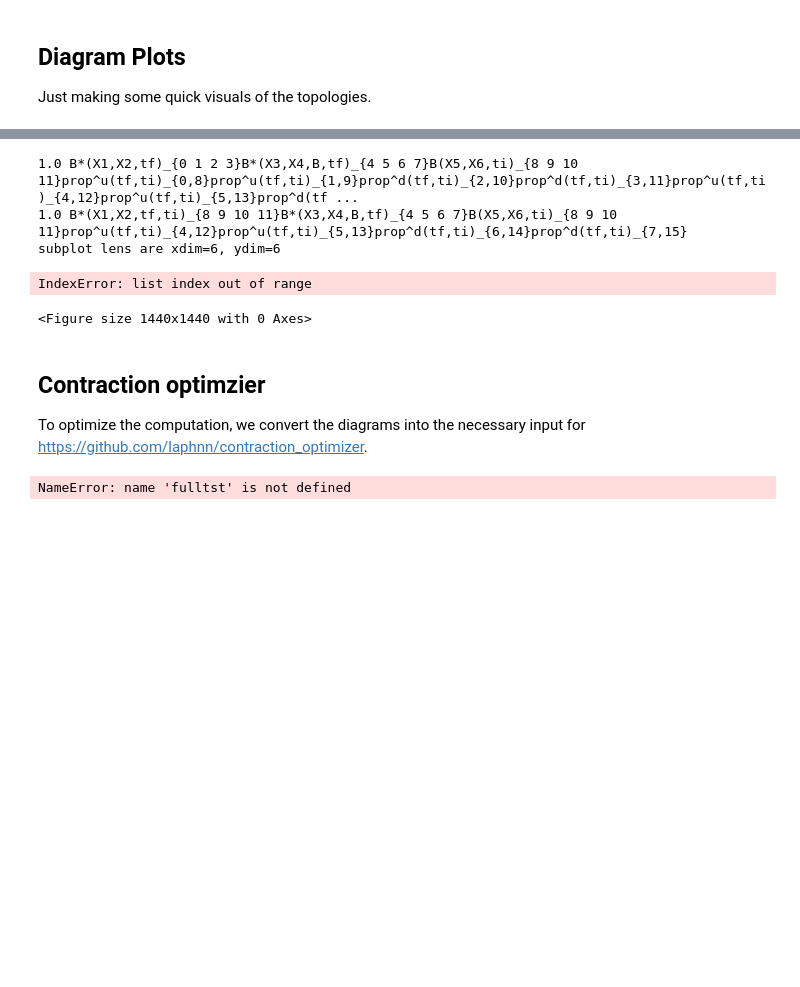
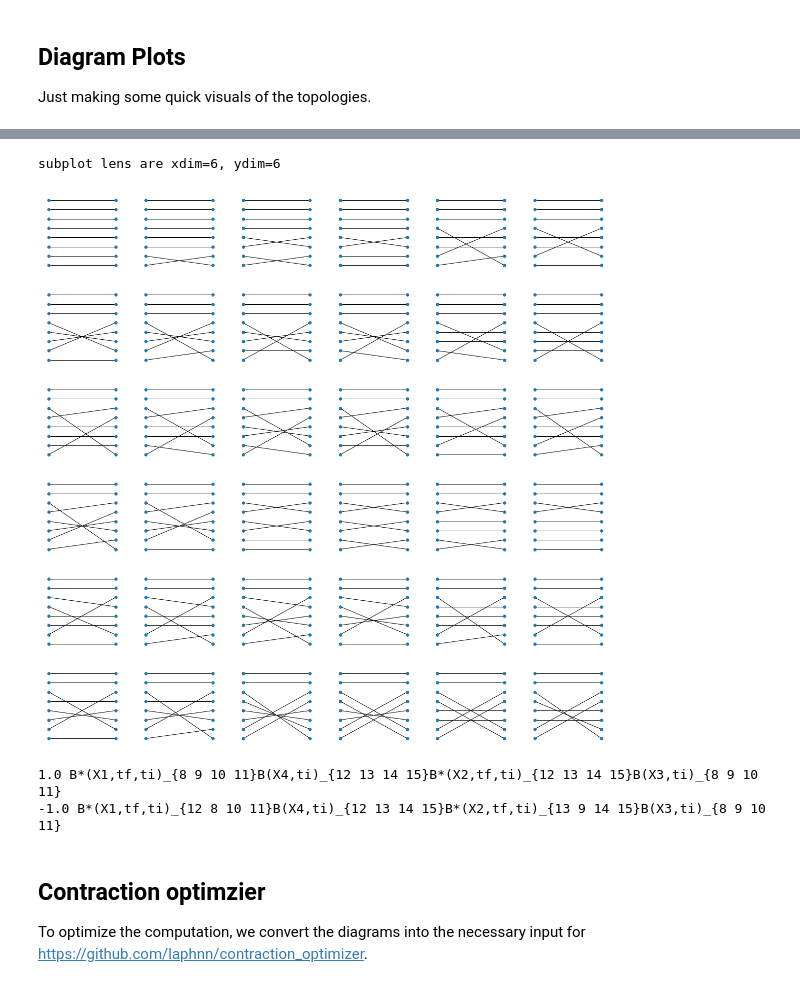
Before and after one commit to chrisculver/WickContractions, a Jupyter notebook: examples/BaryonBlockWorkshop.ipynb, the cells around one changed output, grey strips where cells are left out. Cells and saved outputs as stored; diff of their text form; code cells hidden in the pictures; blank space fills up the shorter version.

```diff
--- a/examples/BaryonBlockWorkshop.ipynb
+++ b/examples/BaryonBlockWorkshop.ipynb
@@ -184,101 +202,88 @@ plt.show()
 import networkx as nx
 import matplotlib.pyplot as plt
 import copy
-
-tst=copy.deepcopy(res2)
-for d in tst:
-    d.create_baryon_blocks()
-    d.short_props()
-
-print(tst[0])
-
-for d in tst:
-    d.create_baryon_source()
-print(tst[0])
 
 G = nx.Graph()
 for i in range(8,16):
     G.add_node(str(i)+'ti',pos=(1,i-8+1))
     G.add_node(str(i)+'tf',pos=(15,i-8+1))
 pos=nx.get_node_attributes(G,'pos')
 
-tst=tst[0:int(len(tst)/16)]
+tst3=tst2[0:int(len(tst2)/16)]
 
 import math
 
-xdim = int(math.sqrt(len(tst)))
+xdim = int(math.sqrt(len(tst3)))
 ydim = 0
-if(xdim*xdim == len(tst)):
+if(xdim*xdim == len(tst3)):
     ydim = xdim
 else:
     ydim = xdim+1
 if(xdim*ydim<len(tst)):
     xdim+=1
 print('subplot lens are xdim={}, ydim={}'.format(xdim,ydim))
 plt.figure(figsize=(20,20))
-for iplt,d in enumerate(tst):
+for iplt,d in enumerate(tst3):
     Gtmp=G.copy()
     pos=nx.get_node_attributes(G,'pos')
 
     for i,idx in enumerate(d.commuting[0].indices):
-        Gtmp.add_edge(idx+d.commuting[0].arguments[2],
-                   d.commuting[3].indices[i]+tst[0].commuting[0].arguments[3])
+        Gtmp.add_edge(idx+d.commuting[0].arguments[1],
+                   d.commuting[3].indices[i]+tst3[0].commuting[0].arguments[2])
     for i,idx in enumerate(d.commuting[2].indices):
-        Gtmp.add_edge(idx+d.commuting[2].arguments[2],
-                   d.commuting[1].indices[i]+tst[0].commuting[2].arguments[3])
+        Gtmp.add_edge(idx+d.commuting[2].arguments[1],
+                   d.commuting[1].indices[i]+tst3[0].commuting[2].arguments[2])
 
 
     plt.subplot(xdim,ydim,iplt+1)
     nx.draw(Gtmp,pos,node_size=30)
 #plt.savefig('bb_correlator.png')
 plt.show()
 # %% [output]
-1.0 B*(X1,X2,tf)_{0 1 2 3}B*(X3,X4,B,tf)_{4 5 6 7}B(X5,X6,ti)_{8 9 10 11}prop^u(tf,ti)_{0,8}prop^u(tf,ti)_{1,9}prop^d(tf,ti)_{2,10}prop^d(tf,ti)_{3,11}prop^u(tf,ti)_{4,12}prop^u(tf,ti)_{5,13}prop^d(tf ...
-1.0 B*(X1,X2,tf,ti)_{8 9 10 11}B*(X3,X4,B,tf)_{4 5 6 7}B(X5,X6,ti)_{8 9 10 11}prop^u(tf,ti)_{4,12}prop^u(tf,ti)_{5,13}prop^d(tf,ti)_{6,14}prop^d(tf,ti)_{7,15}
 subplot lens are xdim=6, ydim=6
-IndexError: list index out of range
-<Figure size 1440x1440 with 0 Axes>
+[figure, added]
 # %%
-print(tst[0])
-print(tst[13])
+print(tst3[0])
+print(tst3[13])
+# %% [output]
+1.0 B*(X1,tf,ti)_{8 9 10 11}B(X4,ti)_{12 13 14 15}B*(X2,tf,ti)_{12 13 14 15}B(X3,ti)_{8 9 10 11}
+-1.0 B*(X1,tf,ti)_{12 8 10 11}B(X4,ti)_{12 13 14 15}B*(X2,tf,ti)_{13 9 14 15}B(X3,ti)_{8 9 10 11}
 # %% [markdown]
 ## Contraction optimzier
 
 To optimize the computation, we convert the diagrams into the necessary input for https://github.com/laphnn/contraction_optimizer.
 # %%
 diagrams = []
-for d in fulltst:
+for d in tst2:
     contractions = {}
-    for i,idx in enumerate(d.ci[0].indices):
-        if(idx in d.ci[1].indices):
-            j=d.ci[1].indices.index(idx)
+    for i,idx in enumerate(d.commuting[0].indices):
+        if(idx in d.commuting[1].indices):
+            j=d.commuting[1].indices.index(idx)
             if('01' in contractions):
                 contractions['01'].append([i,j])
             else:
                 contractions['01']=[[i,j]]
-        elif(idx in d.ci[3].indices):
-            j=d.ci[3].indices.index(idx)
+        elif(idx in d.commuting[3].indices):
+            j=d.commuting[3].indices.index(idx)
             if('03' in contractions):
                 contractions['03'].append([i,j])
             else:
                 contractions['03']=[[i,j]]
-    for i,idx in enumerate(d.ci[2].indices):
-        if(idx in d.ci[1].indices):
-            j=d.ci[1].indices.index(idx)
+    for i,idx in enumerate(d.commuting[2].indices):
+        if(idx in d.commuting[1].indices):
+            j=d.commuting[1].indices.index(idx)
             if('21' in contractions):
                 contractions['21'].append([i,j])
             else:
                 contractions['21']=[[i,j]]
-        elif(idx in d.ci[3].indices):
-            j=d.ci[3].indices.index(idx)
+        elif(idx in d.commuting[3].indices):
+            j=d.commuting[3].indices.index(idx)
             if('23' in contractions):
                 contractions['23'].append([i,j])
             else:
                 contractions['23']=[[i,j]]
     diagrams.append(contractions)
     #print(contractions)
-# %% [output]
-NameError: name 'fulltst' is not defined
 # %%
 codeStr=''
 for i,contractions in enumerate(diagrams):
```
Also changed, not shown: parts of 9 cells of this notebook, 2 other files.
